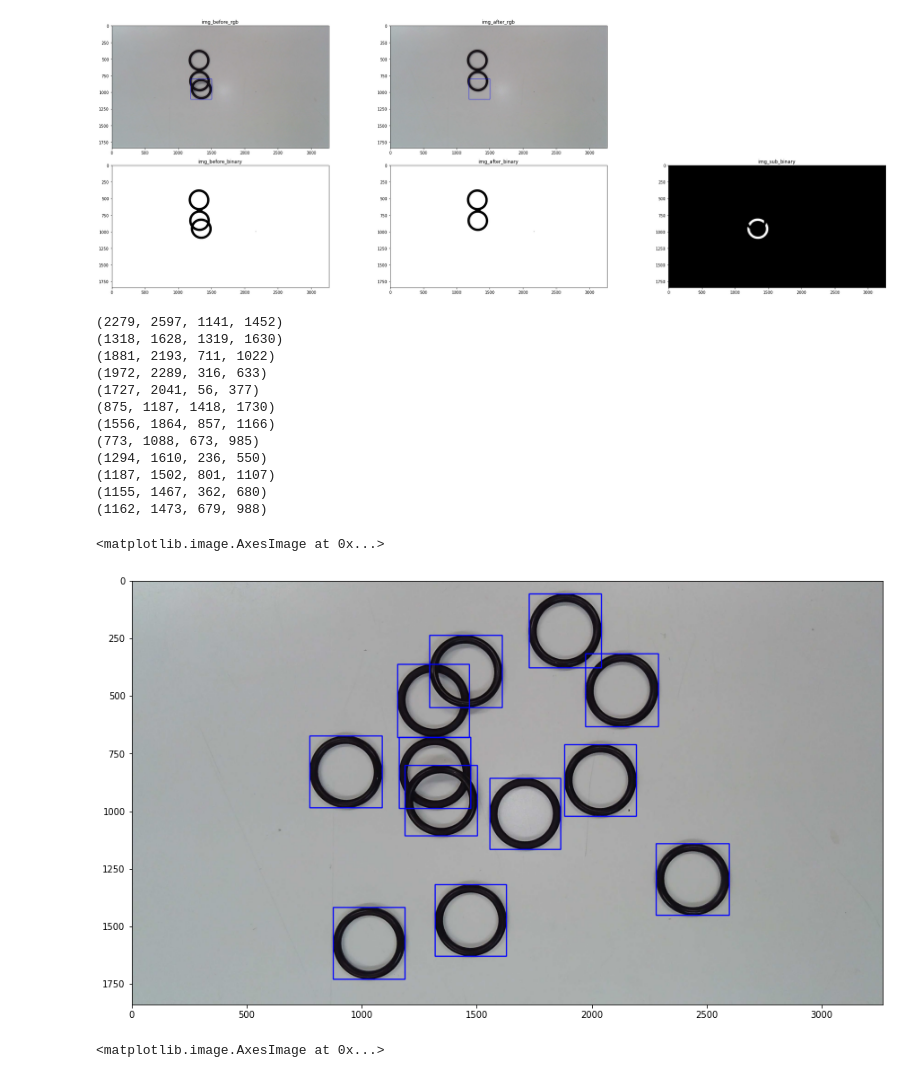
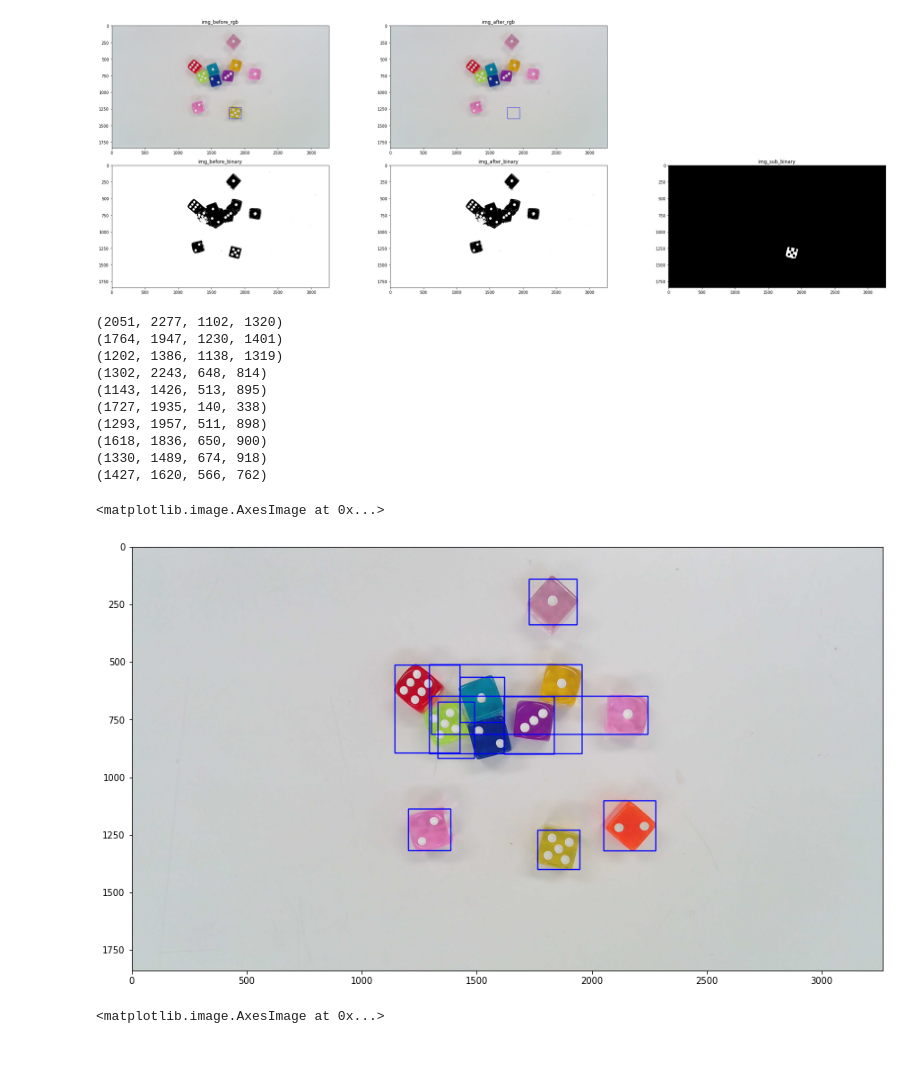
Before and after one commit to naoya1110/easy-yolo-annotation, a Jupyter notebook: test.ipynb, the cells around one changed output. Saved outputs shown, nothing was run; the diff lists cells and outputs as text; code cells hidden in the pictures.

```diff
--- a/test.ipynb
+++ b/test.ipynb
@@ -6,7 +6,7 @@ import cv2
 import base64
 import json
 # %%
-data_dir = "dataset/sample1"
+data_dir = "dataset/sample4"
 filenames = sorted(os.listdir(data_dir))
 filenames
 # %% [output]
@@ -113,7 +58,6 @@ def find_bbox_from_two_imgs(img_before_bgr, img_after_bgr, threshold=70, kernel_
 
     ## Opening & Closing
     # カーネル（フィルタ）を定義します
-    kernel_size = (5, 5)  # カーネルのサイズを設定します
     kernel = np.ones(kernel_size, np.uint8)  # 5x5の全要素が1の行列を作成します
     # Opening処理を適用します
     img_sub_binary = cv2.morphologyEx(img_sub_binary, cv2.MORPH_OPEN, kernel)
@@ -157,5 +154,5 @@ def find_bbox_from_two_imgs(img_before_bgr, img_after_bgr, threshold=70, kernel_
 # %%
-data_dir = "dataset/sample1"
+data_dir = "dataset/sample5"
 filenames = sorted(os.listdir(data_dir))
 filenames
 # %% [output]
@@ -175,52 +170,50 @@ filenames
 # %%
 ## 二枚の画像から1つのbboxを検出
-idx = 9
+idx = 1
 img_before_bgr = cv2.imread(os.path.join(data_dir, filenames[idx]))
 img_after_bgr = cv2.imread(os.path.join(data_dir, filenames[idx+1]))
-bbox = find_bbox_from_two_imgs(img_before_bgr, img_after_bgr, threshold=70, kernel_size=(5,5), visualize=True)
+bbox = find_bbox_from_two_imgs(img_before_bgr, img_after_bgr, threshold=170, kernel_size=(20,20), visualize=True)
 # %% [output]
-[figure, old version]
+[figure, new version]
 # %%
 ## フォルダ内の全ての画像からbboxを検出
 bboxes = []
 
 for idx in range(len(filenames)-1):
     img_before_bgr = cv2.imread(os.path.join(data_dir, filenames[idx]))
     img_after_bgr = cv2.imread(os.path.join(data_dir, filenames[idx+1]))
 
     bbox = find_bbox_from_two_imgs(img_before_bgr, img_after_bgr,
-                                threshold=30,
-                                kernel_size=(5,5),
+                                threshold=170,
+                                kernel_size=(20,20),
                                 visualize=False)
     print(bbox)
     bboxes.append(bbox)
 
 ## 最初の画像にbboxを描画
 
 img_original_bgr = cv2.imread(os.path.join(data_dir, filenames[0]))
 
 for bbox in bboxes:
     left, right, top, bottom = bbox
     cv2.rectangle(img_original_bgr, (left, top), (right, bottom), color=(255, 0, 0), thickness=3)
 
 img_original_rgb = cv2.cvtColor(img_original_bgr, cv2.COLOR_BGR2RGB)
 plt.figure(figsize=(15, 10))
 plt.imshow(img_original_rgb)
 # %% [output]
-(2279, 2597, 1141, 1452)
-(1318, 1628, 1319, 1630)
-(1881, 2193, 711, 1022)
-(1972, 2289, 316, 633)
-(1727, 2041, 56, 377)
-(875, 1187, 1418, 1730)
-(1556, 1864, 857, 1166)
-(773, 1088, 673, 985)
-(1294, 1610, 236, 550)
-(1187, 1502, 801, 1107)
-(1155, 1467, 362, 680)
-(1162, 1473, 679, 988)
+(2051, 2277, 1102, 1320)
+(1764, 1947, 1230, 1401)
+(1202, 1386, 1138, 1319)
+(1302, 2243, 648, 814)
+(1143, 1426, 513, 895)
+(1727, 1935, 140, 338)
+(1293, 1957, 511, 898)
+(1618, 1836, 650, 900)
+(1330, 1489, 674, 918)
+(1427, 1620, 566, 762)
 <matplotlib.image.AxesImage at 0x...>
-[figure, old version]
+[figure, new version]
 # %%
 ## 最初の画像に全てのbboxを描画
 
```
Also changed, not shown: parts of 4 cells of this notebook, 40 other files.
